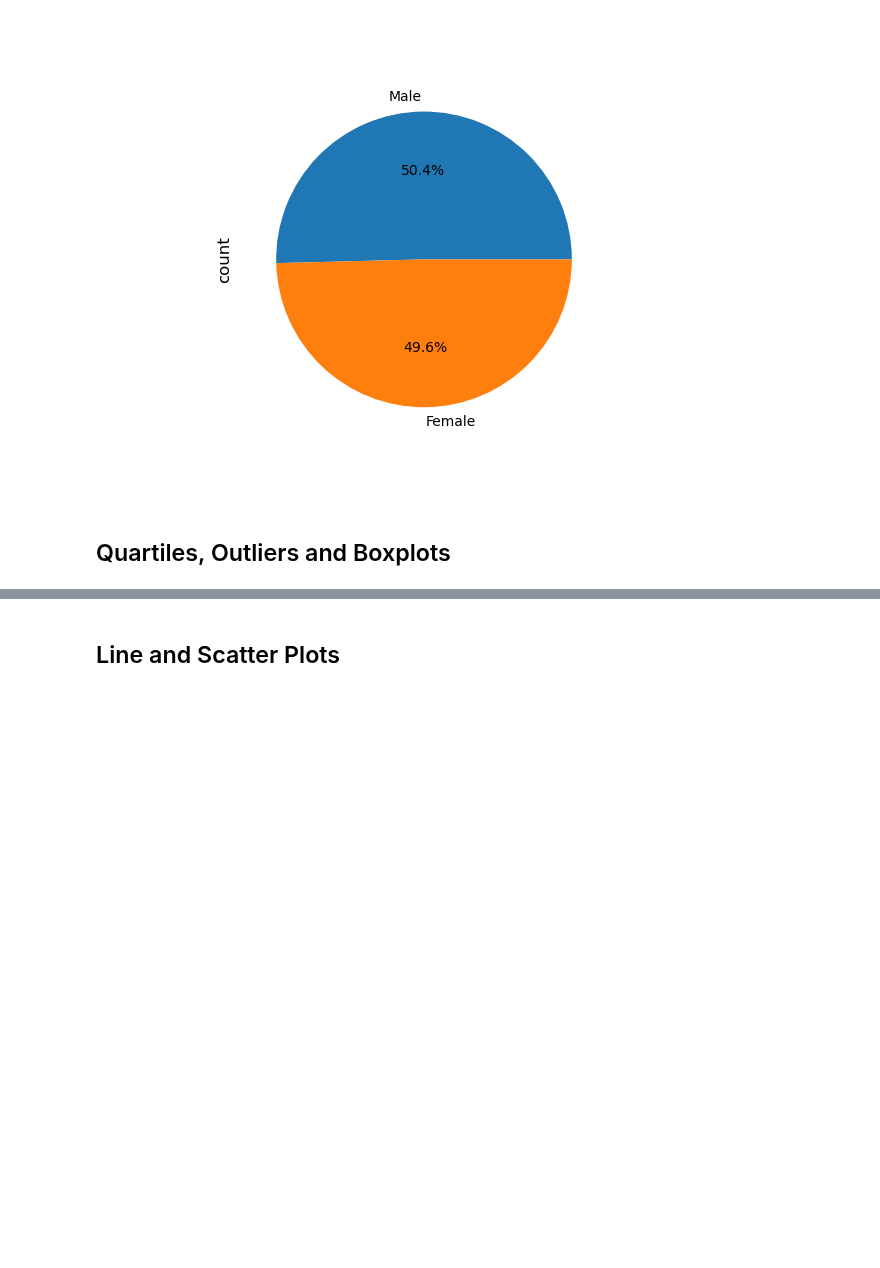
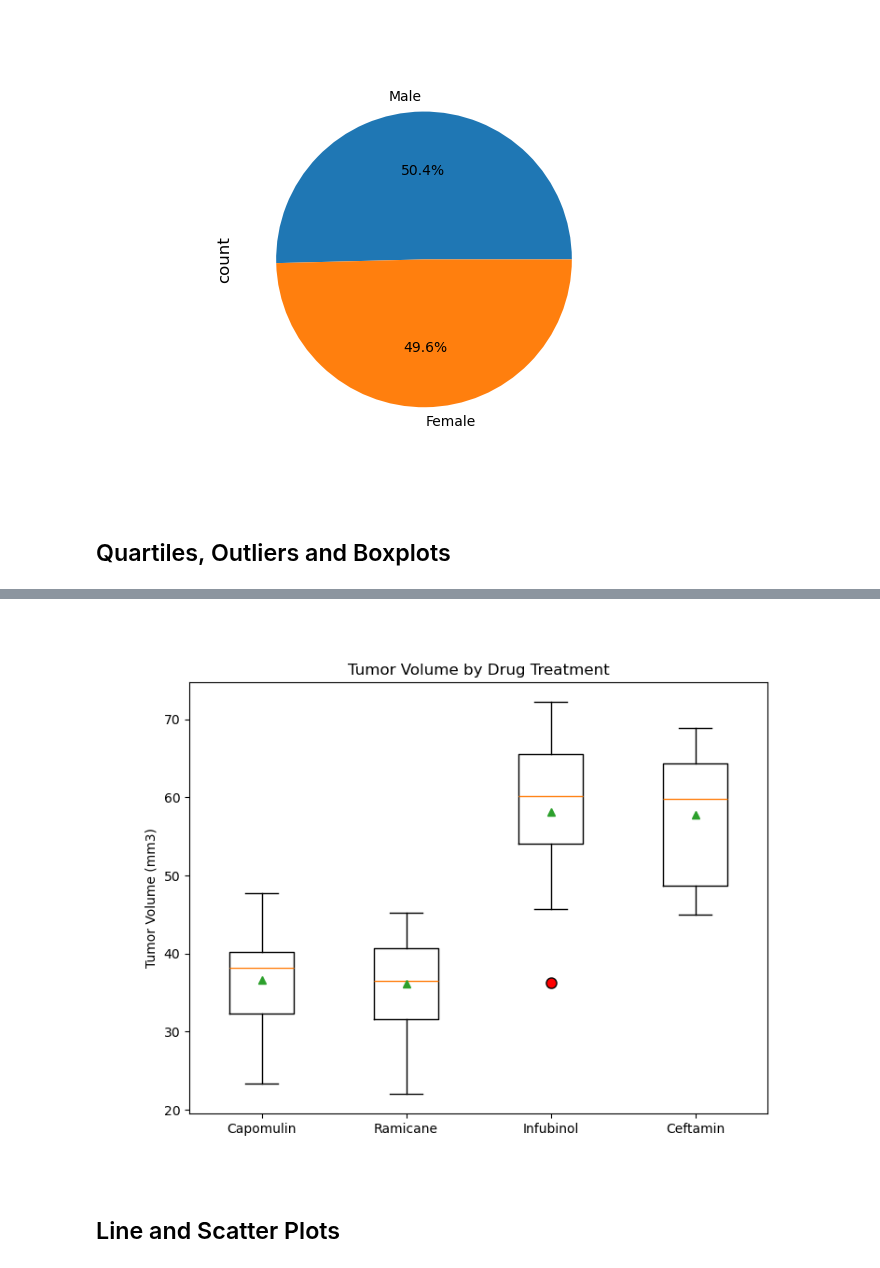
Before and after one commit to darren-coder/Matplotlib-Challenge, a Jupyter notebook: pymaceuticals_starter.ipynb, the cells around one changed output, grey strips where cells are left out. Saved outputs shown, nothing was run; the diff lists cells and outputs as text; code cells hidden in the pictures; blank space fills up the shorter version.

```diff
--- a/pymaceuticals_starter.ipynb
+++ b/pymaceuticals_starter.ipynb
@@ -230,6 +231,11 @@ plt.show()
 # Capomulin, Ramicane, Infubinol, and Ceftamin
 
 # Start by getting the last (greatest) timepoint for each mouse
-
+last_time = cleaned_data.groupby('Mouse ID')['Timepoint'].max().reset_index()
+last_time.rename(columns={'Timepoint': 'Last Timepoint'}, inplace=True)
 
 # Merge this group df with the original DataFrame to get the tumor volume at the last timepoint
+final_volume = combined_data.merge(last_time, on='Mouse ID')
+final_volume = final_volume[final_volume['Timepoint'] == final_volume['Last Timepoint']]
+four_final_volume = final_volume[final_volume['Drug Regimen'].isin(['Capomulin', 'Ramicane', 'Infubinol', 'Ceftamin'])]
+four_final_volume
@@ -236,17 +256,27 @@ plt.show()
 # %%
 # Put treatments into a list for for loop (and later for plot labels)
+treatments = ['Capomulin', 'Ramicane', 'Infubinol', 'Ceftamin']
 
 
 # Create empty list to fill with tumor vol data (for plotting)
-
+tumor_vol = []
 
 # Calculate the IQR and quantitatively determine if there are any potential outliers.
-
+for t in treatments:
 
     # Locate the rows which contain mice on each drug and get the tumor volumes
-
+    subset = four_final_volume[four_final_volume['Drug Regimen'] == t]['Tumor Volume (mm3)']
 
     # add subset
-
+    tumor_vol.append(subset)
+    Q1 = subset.quantile(0.25)
+    Q3 = subset.quantile(0.75)
+    IQR = Q3 - Q1
 
     # Determine outliers using upper and lower bounds
+    lower_bound = Q1 - 1.5 * IQR
+    upper_bound = Q3 + 1.5 * IQR
+
+    print(f"{t}'s lower is: {lower_bound}")
+    print(f"{t}'s upper is: {upper_bound}")
+    print(f"{t}'s potential outliers: {subset[(subset < lower_bound) | (subset > upper_bound)]}")
@@ -253,5 +317,12 @@ plt.show()
 # %%
 # Generate a box plot that shows the distribution of the tumor volume for each treatment group.
+fig, ax = plt.subplots(figsize=(8,6))
+ax.boxplot(tumor_vol, labels=treatments, showmeans=True, flierprops=dict(markerfacecolor='red', markersize=8))
+ax.set_title('Tumor Volume by Drug Treatment')
+ax.set_ylabel('Tumor Volume (mm3)')
+plt.show()
+# %% [output]
+[figure, added]
 # %% [markdown]
 ## Line and Scatter Plots
 # %%
```
Also changed, not shown: parts of 7 cells of this notebook.
